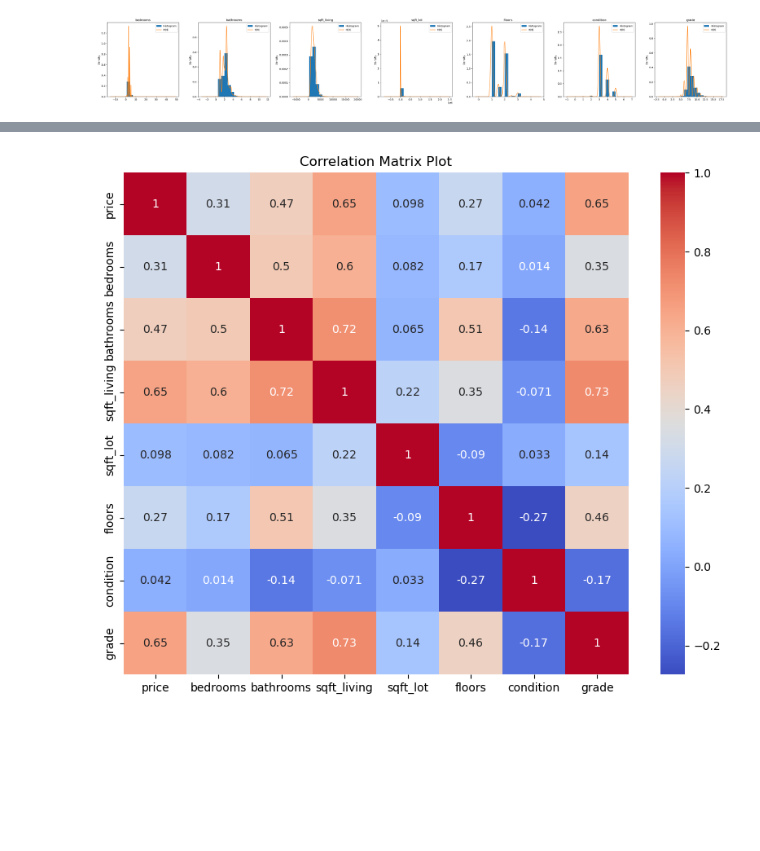
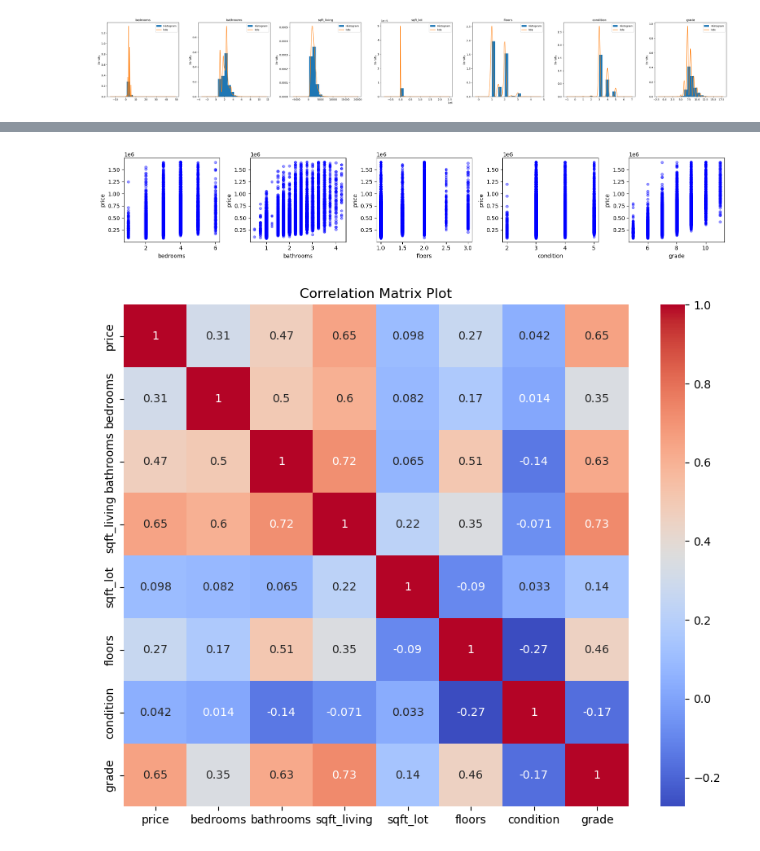
Before and after one commit to RyanKeats88/dsc-phase-2-project, a Jupyter notebook: student.ipynb, the cells around one changed output, grey strips where cells are left out. Drawn from its saved outputs; the diff is of its cells as text; code cells hidden in the pictures; blank space fills up the shorter version.

```diff
--- a/student.ipynb
+++ b/student.ipynb
@@ -481,10 +483,10 @@ independent_variables = ['bedrooms', 'bathrooms', 'sqft_living', 'sqft_lot', 'fl
 fig, axs = plt.subplots(1, len(independent_variables), figsize=(5 * len(independent_variables), 5))
 # Iterate over each independent variable
 for i, var in enumerate(independent_variables):
-    # Plot histogram with KDE
+    # Plot histogram with kde
     ax = axs[i]
     df2[var].plot.hist(density=True, ax=ax, label='Histogram')
-    df2[var].plot.kde(ax=ax, label='KDE')
+    df2[var].plot.kde(ax=ax, label='kde')
     ax.legend()
     ax.set_title(var)
 # Adjust spacing of subplots
@@ -507,0 +520,15 @@ from statsmodels.formula.api import ols
+# %%
+# Loaded my dataframe
+df2 = pd.read_csv('data/cleaned_data.csv')
+# Define the threshold value for outlier removal
+threshold = 3
+# Calculate z-scores for each column
+z_scores = np.abs((df2 - df2.mean()) / df2.std())
+# Remove rows with outlier values
+df2_cleaned = df2[(z_scores < threshold).all(axis=1)]
+# Remove zeros from the DataFrame
+df2_cleaned = df2_cleaned.replace(0, pd.NA).dropna()
+# Save the cleaned DataFrame to a new CSV file
+df2_cleaned.to_csv('data/cleaned_data_outliers_removed.csv', index=False)
+# Display cleaned dataframe
+df2_cleaned.head()
@@ -507,0 +555,8 @@ from statsmodels.formula.api import ols
+# %%
+%matplotlib inline
+fig, axes = plt.subplots(nrows=1, ncols=5, figsize=(16,3))
+for xcol, ax in zip(['bedrooms', 'bathrooms', 'floors','condition','grade'], axes):
+    df2_cleaned.plot(kind='scatter', x=xcol, y='price', ax=ax, alpha=0.4, color='b')
+plt.tight_layout()
+# %% [output]
+[figure, added]
```
Also changed, not shown: parts of 18 cells of this notebook.
